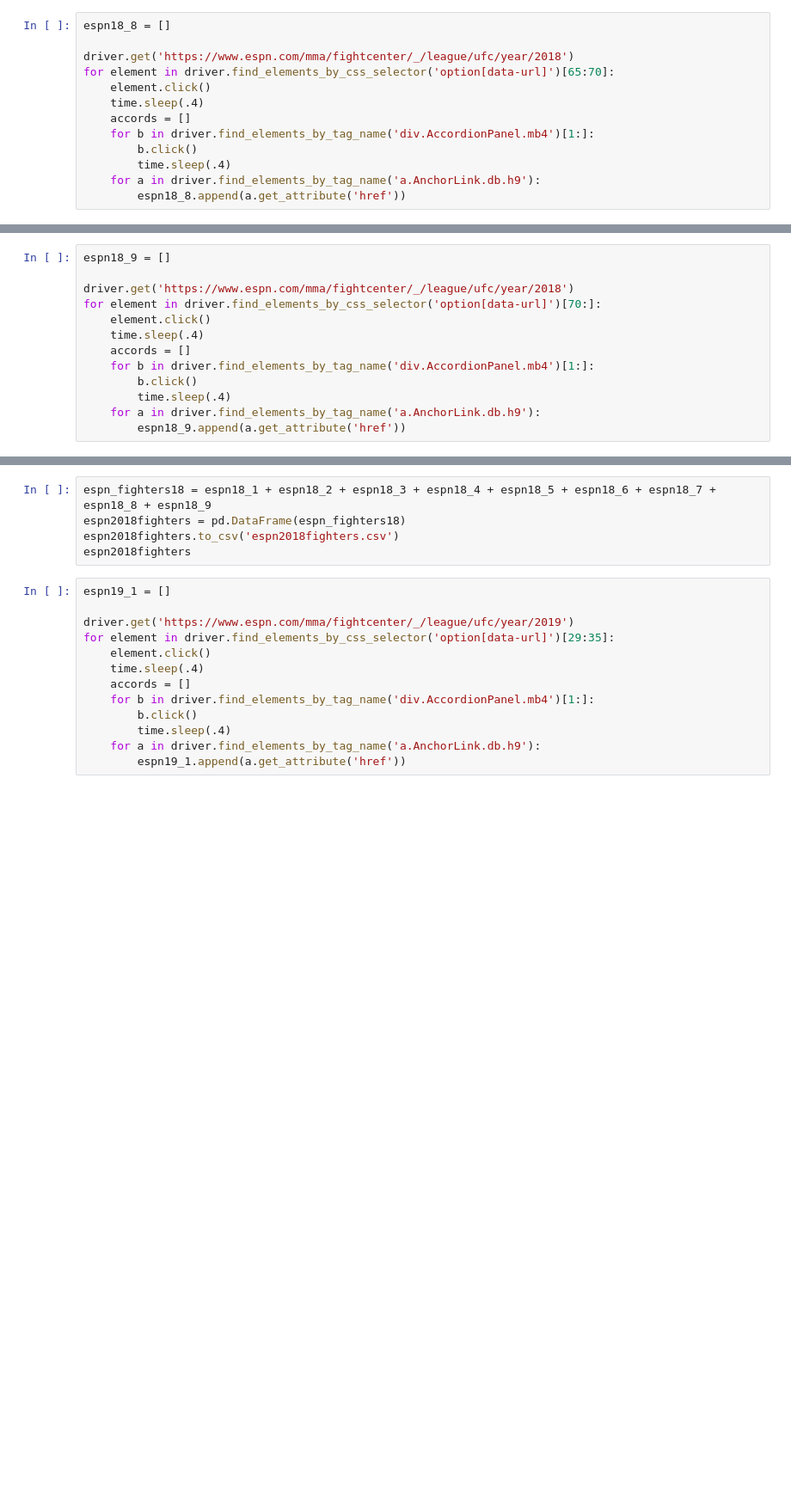
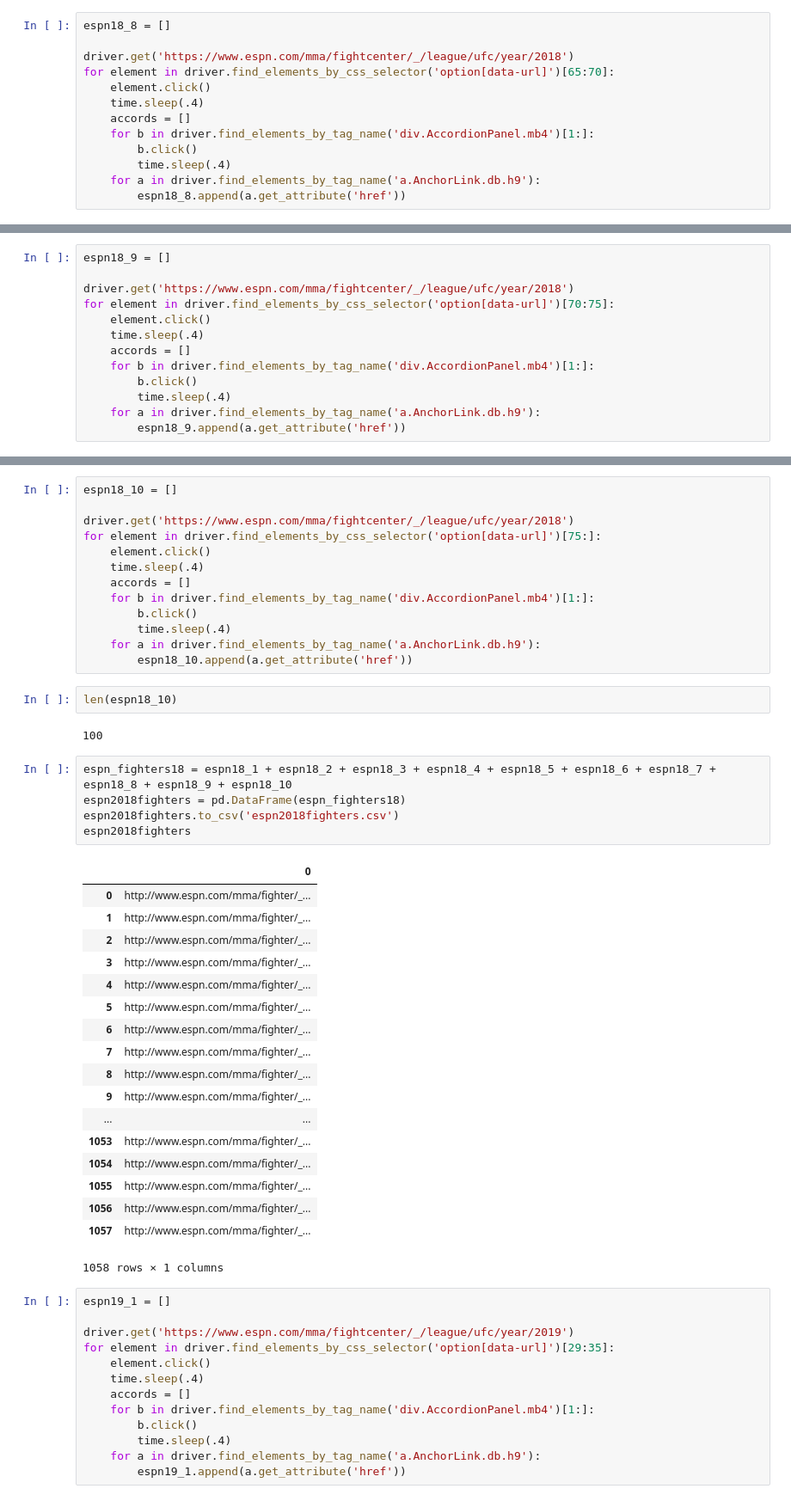
Before and after one commit to hmnathel/UFC_predict, a Jupyter notebook: espn.ipynb, the cells around one changed output, grey strips where cells are left out. Shown: that part at 86% size. Drawn from its saved outputs; the diff is of its cells as text; blank space fills up the shorter version.

```diff
--- a/espn.ipynb
+++ b/espn.ipynb
@@ -2433,7 +2484,7 @@ len(espn18_8)
 espn18_9 = []
 
 driver.get('https://www.espn.com/mma/fightcenter/_/league/ufc/year/2018')
-for element in driver.find_elements_by_css_selector('option[data-url]')[70:]:
+for element in driver.find_elements_by_css_selector('option[data-url]')[70:75]:
     element.click()
     time.sleep(.4)
     accords = []
@@ -2447,8 +2500,44 @@ len(espn18_9)
+# %%
+espn18_10 = []
+
+driver.get('https://www.espn.com/mma/fightcenter/_/league/ufc/year/2018')
+for element in driver.find_elements_by_css_selector('option[data-url]')[75:]:
+    element.click()
+    time.sleep(.4)
+    accords = []
+    for b in driver.find_elements_by_tag_name('div.AccordionPanel.mb4')[1:]:
+        b.click()
+        time.sleep(.4)
+    for a in driver.find_elements_by_tag_name('a.AnchorLink.db.h9'):
+        espn18_10.append(a.get_attribute('href'))
+# %%
+len(espn18_10)
+# %% [output]
+100
 # %%
-espn_fighters18 = espn18_1 + espn18_2 + espn18_3 + espn18_4 + espn18_5 + espn18_6 + espn18_7 + espn18_8 + espn18_9
+espn_fighters18 = espn18_1 + espn18_2 + espn18_3 + espn18_4 + espn18_5 + espn18_6 + espn18_7 + espn18_8 + espn18_9 + espn18_10
 espn2018fighters = pd.DataFrame(espn_fighters18)
 espn2018fighters.to_csv('espn2018fighters.csv')
 espn2018fighters
+# %% [output]
+|  | 0 |
+| 0 | http://www.espn.com/mma/fighter/_... |
+| 1 | http://www.espn.com/mma/fighter/_... |
+| 2 | http://www.espn.com/mma/fighter/_... |
+| 3 | http://www.espn.com/mma/fighter/_... |
+| 4 | http://www.espn.com/mma/fighter/_... |
+| 5 | http://www.espn.com/mma/fighter/_... |
+| 6 | http://www.espn.com/mma/fighter/_... |
+| 7 | http://www.espn.com/mma/fighter/_... |
+| 8 | http://www.espn.com/mma/fighter/_... |
+| 9 | http://www.espn.com/mma/fighter/_... |
+| ... | ... |
+| 1053 | http://www.espn.com/mma/fighter/_... |
+| 1054 | http://www.espn.com/mma/fighter/_... |
+| 1055 | http://www.espn.com/mma/fighter/_... |
+| 1056 | http://www.espn.com/mma/fighter/_... |
+| 1057 | http://www.espn.com/mma/fighter/_... |
+1058 rows × 1 columns
 # %%
 espn19_1 = []
 
```
Also changed, not shown: parts of 30 cells of this notebook, 3 other files.
